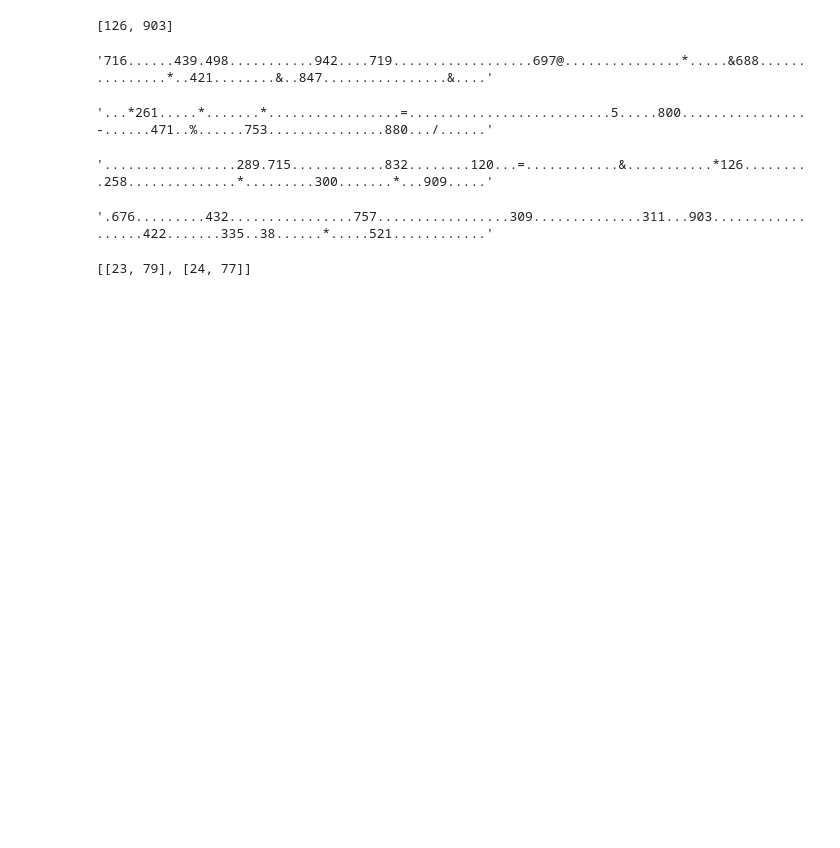
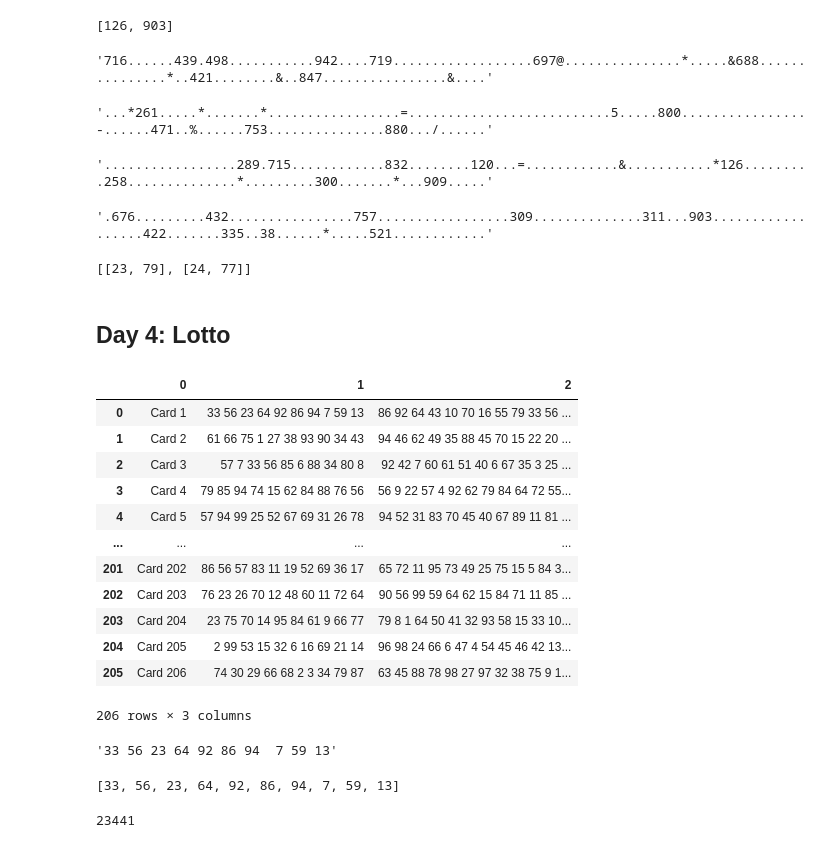
Before and after one commit to nurfnick/AdventOfCode2023, a Jupyter notebook: PythonCode.ipynb, the cells around one changed output. Drawn from its saved outputs; the diff is of its cells as text; code cells hidden in the pictures; blank space fills up the shorter version.

```diff
--- a/PythonCode.ipynb
+++ b/PythonCode.ipynb
@@ -777,3 +777,27 @@ data.iloc[24,0]
 findPosDigits(23,78)
 # %% [output]
 [[23, 79], [24, 77]]
+# %% [markdown]
+## Day 4:  Lotto
+# %%
+data = pa.read_csv('https://raw.githubusercontent.com/nurfnick/AdventOfCode2023/main/input4',header = None,sep=':|\|', engine='python')
+# %%
+data
+# %% [output]
+|  | 0 | 1 | 2 |
+| 0 | Card 1 | 33 56 23 64 92 86 94 7 59 13 | 86 92 64 43 10 70 16 55 79 33 56 ... |
+| 1 | Card 2 | 61 66 75 1 27 38 93 90 34 43 | 94 46 62 49 35 88 45 70 15 22 20 ... |
+| 2 | Card 3 | 57 7 33 56 85 6 88 34 80 8 | 92 42 7 60 61 51 40 6 67 35 3 25 ... |
+| 3 | Card 4 | 79 85 94 74 15 62 84 88 76 56 | 56 9 22 57 4 92 62 79 84 64 72 55... |
+| 4 | Card 5 | 57 94 99 25 52 67 69 31 26 78 | 94 52 31 83 70 45 40 67 89 11 81 ... |
+| ... | ... | ... | ... |
+| 201 | Card 202 | 86 56 57 83 11 19 52 69 36 17 | 65 72 11 95 73 49 25 75 15 5 84 3... |
+| 202 | Card 203 | 76 23 26 70 12 48 60 11 72 64 | 90 56 99 59 64 62 15 84 71 11 85 ... |
+| 203 | Card 204 | 23 75 70 14 95 84 61 9 66 77 | 79 8 1 64 50 41 32 93 58 15 33 10... |
+| 204 | Card 205 | 2 99 53 15 32 6 16 69 21 14 | 96 98 24 66 6 47 4 54 45 46 42 13... |
+| 205 | Card 206 | 74 30 29 66 68 2 3 34 79 87 | 63 45 88 78 98 27 97 32 38 75 9 1... |
+206 rows × 3 columns
+# %%
+data.iloc[0,1].strip()
+# %% [output]
+'33 56 23 64 92 86 94  7 59 13'
@@ -779,0 +820,4 @@ findPosDigits(23,78)
+# %%
+convertToList(data.iloc[0,1])
+# %% [output]
+[33, 56, 23, 64, 92, 86, 94, 7, 59, 13]
@@ -779,0 +838,4 @@ findPosDigits(23,78)
+# %%
+sum
+# %% [output]
+23441
```
Also changed, not shown: parts of 5 cells of this notebook.
